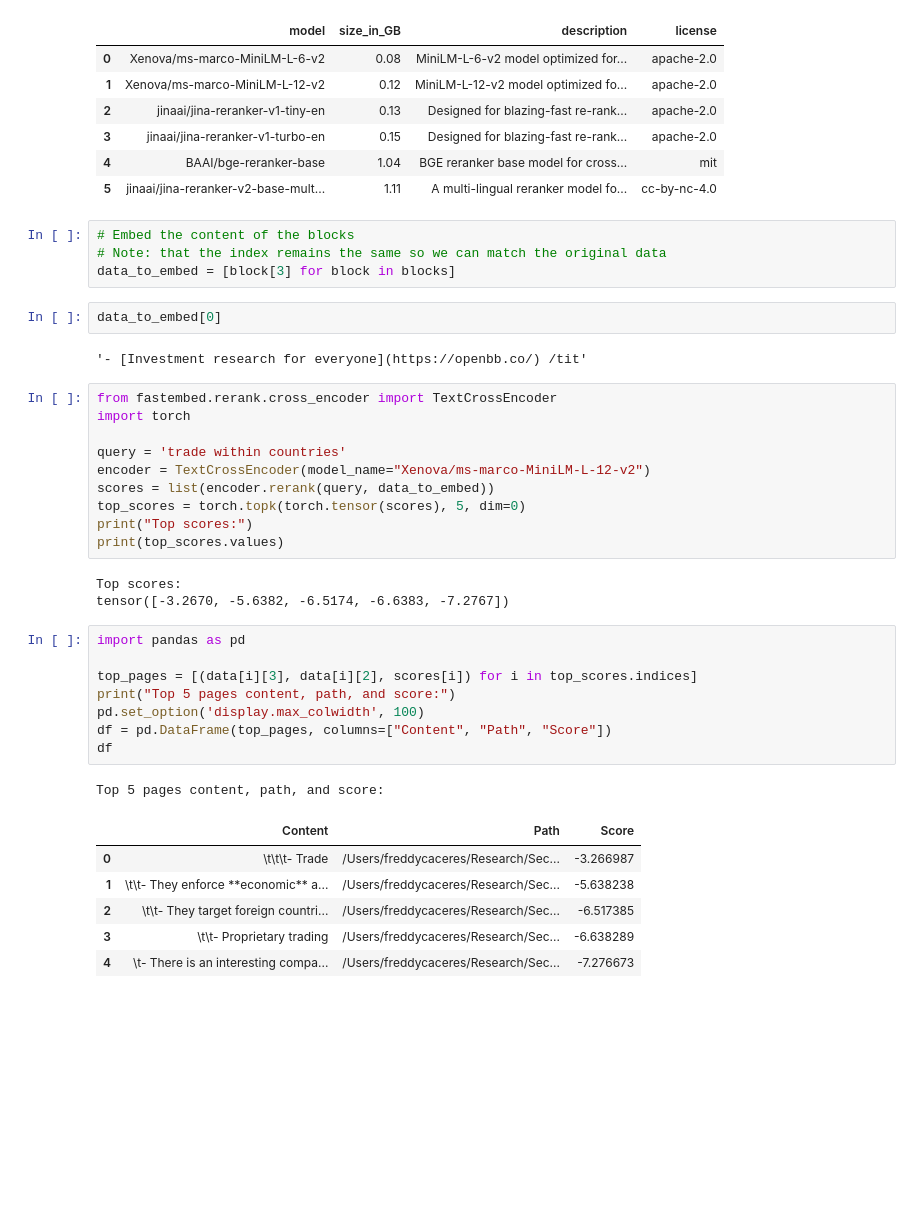
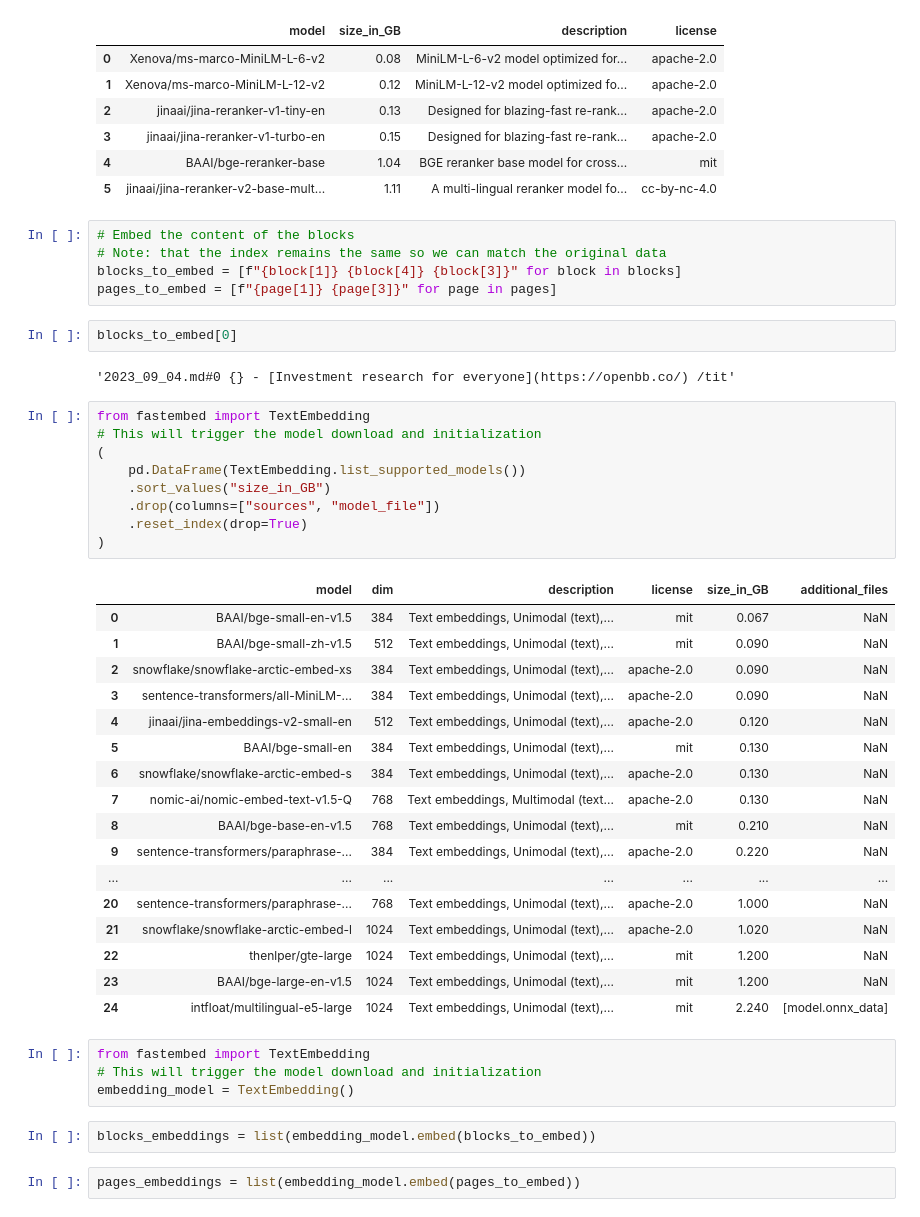
Before and after one commit to facs95/embeddings-2, a Jupyter notebook: notebooks/fastembed.ipynb, the cells around one changed output. Drawn from its saved outputs; the diff is of its cells as text; blank space fills up the shorter version.

Commit message:
updated data

```diff
--- a/notebooks/fastembed.ipynb
+++ b/notebooks/fastembed.ipynb
@@ -34,37 +56,44 @@ from fastembed.rerank.cross_encoder import TextCrossEncoder
 # %%
 # Embed the content of the blocks
 # Note: that the index remains the same so we can match the original data
-data_to_embed = [block[3] for block in blocks]
+blocks_to_embed = [f"{block[1]} {block[4]} {block[3]}" for block in blocks]
+pages_to_embed = [f"{page[1]} {page[3]}" for page in pages]
 # %%
-data_to_embed[0]
+blocks_to_embed[0]
 # %% [output]
-'- [Investment research for everyone](https://openbb.co/) /tit'
+'2023_09_04.md#0 {} - [Investment research for everyone](https://openbb.co/) /tit'
-# %%
-from fastembed.rerank.cross_encoder import TextCrossEncoder
-import torch
-
-query = 'trade within countries'
-encoder = TextCrossEncoder(model_name="Xenova/ms-marco-MiniLM-L-12-v2")
-scores = list(encoder.rerank(query, data_to_embed))
-top_scores = torch.topk(torch.tensor(scores), 5, dim=0)
-print("Top scores:")
-print(top_scores.values)
-# %% [output]
-Top scores:
-tensor([-3.2670, -5.6382, -6.5174, -6.6383, -7.2767])
-# %%
-import pandas as pd
-
-top_pages = [(data[i][3], data[i][2], scores[i]) for i in top_scores.indices]
-print("Top 5 pages content, path, and score:")
-pd.set_option('display.max_colwidth', 100)
-df = pd.DataFrame(top_pages, columns=["Content", "Path", "Score"])
-df
-# %% [output]
-Top 5 pages content, path, and score:
-|  | Content | Path | Score |
-| 0 | \t\t\t- Trade | /Users/freddycaceres/Research/Sec... | -3.266987 |
-| 1 | \t\t- They enforce **economic** a... | /Users/freddycaceres/Research/Sec... | -5.638238 |
-| 2 | \t\t- They target foreign countri... | /Users/freddycaceres/Research/Sec... | -6.517385 |
-| 3 | \t\t- Proprietary trading | /Users/freddycaceres/Research/Sec... | -6.638289 |
-| 4 | \t- There is an interesting compa... | /Users/freddycaceres/Research/Sec... | -7.276673 |
+# %%
+from fastembed import TextEmbedding
+# This will trigger the model download and initialization
+(
+    pd.DataFrame(TextEmbedding.list_supported_models())
+    .sort_values("size_in_GB")
+    .drop(columns=["sources", "model_file"])
+    .reset_index(drop=True)
+)
+# %% [output]
+|  | model | dim | description | license | size_in_GB | additional_files |
+| 0 | BAAI/bge-small-en-v1.5 | 384 | Text embeddings, Unimodal (text),... | mit | 0.067 | NaN |
+| 1 | BAAI/bge-small-zh-v1.5 | 512 | Text embeddings, Unimodal (text),... | mit | 0.090 | NaN |
+| 2 | snowflake/snowflake-arctic-embed-xs | 384 | Text embeddings, Unimodal (text),... | apache-2.0 | 0.090 | NaN |
+| 3 | sentence-transformers/all-MiniLM-... | 384 | Text embeddings, Unimodal (text),... | apache-2.0 | 0.090 | NaN |
+| 4 | jinaai/jina-embeddings-v2-small-en | 512 | Text embeddings, Unimodal (text),... | apache-2.0 | 0.120 | NaN |
+| 5 | BAAI/bge-small-en | 384 | Text embeddings, Unimodal (text),... | mit | 0.130 | NaN |
+| 6 | snowflake/snowflake-arctic-embed-s | 384 | Text embeddings, Unimodal (text),... | apache-2.0 | 0.130 | NaN |
+| 7 | nomic-ai/nomic-embed-text-v1.5-Q | 768 | Text embeddings, Multimodal (text... | apache-2.0 | 0.130 | NaN |
+| 8 | BAAI/bge-base-en-v1.5 | 768 | Text embeddings, Unimodal (text),... | mit | 0.210 | NaN |
+| 9 | sentence-transformers/paraphrase-... | 384 | Text embeddings, Unimodal (text),... | apache-2.0 | 0.220 | NaN |
+| ... | ... | ... | ... | ... | ... | ... |
+| 20 | sentence-transformers/paraphrase-... | 768 | Text embeddings, Unimodal (text),... | apache-2.0 | 1.000 | NaN |
+| 21 | snowflake/snowflake-arctic-embed-l | 1024 | Text embeddings, Unimodal (text),... | apache-2.0 | 1.020 | NaN |
+| 22 | thenlper/gte-large | 1024 | Text embeddings, Unimodal (text),... | mit | 1.200 | NaN |
+| 23 | BAAI/bge-large-en-v1.5 | 1024 | Text embeddings, Unimodal (text),... | mit | 1.200 | NaN |
+| 24 | intfloat/multilingual-e5-large | 1024 | Text embeddings, Unimodal (text),... | mit | 2.240 | [model.onnx_data] |
+# %%
+from fastembed import TextEmbedding
+# This will trigger the model download and initialization
+embedding_model = TextEmbedding()
+# %%
+blocks_embeddings = list(embedding_model.embed(blocks_to_embed))
+# %%
+pages_embeddings = list(embedding_model.embed(pages_to_embed))
```
Also changed, not shown: parts of 9 cells of this notebook, 2 other files.
